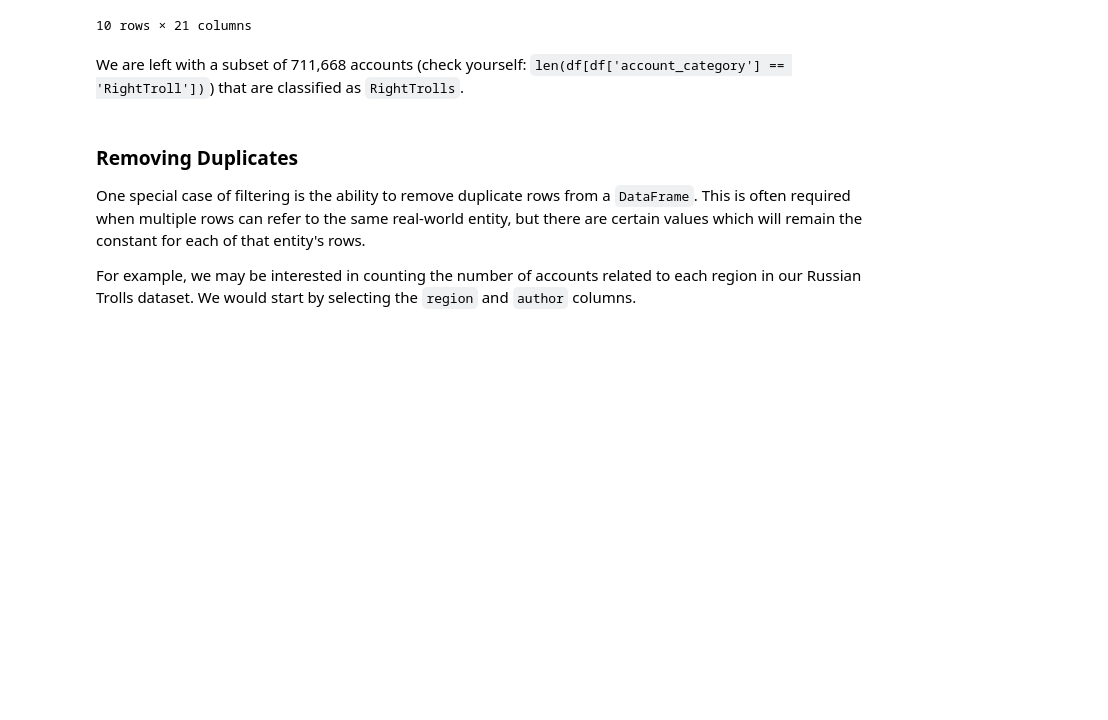
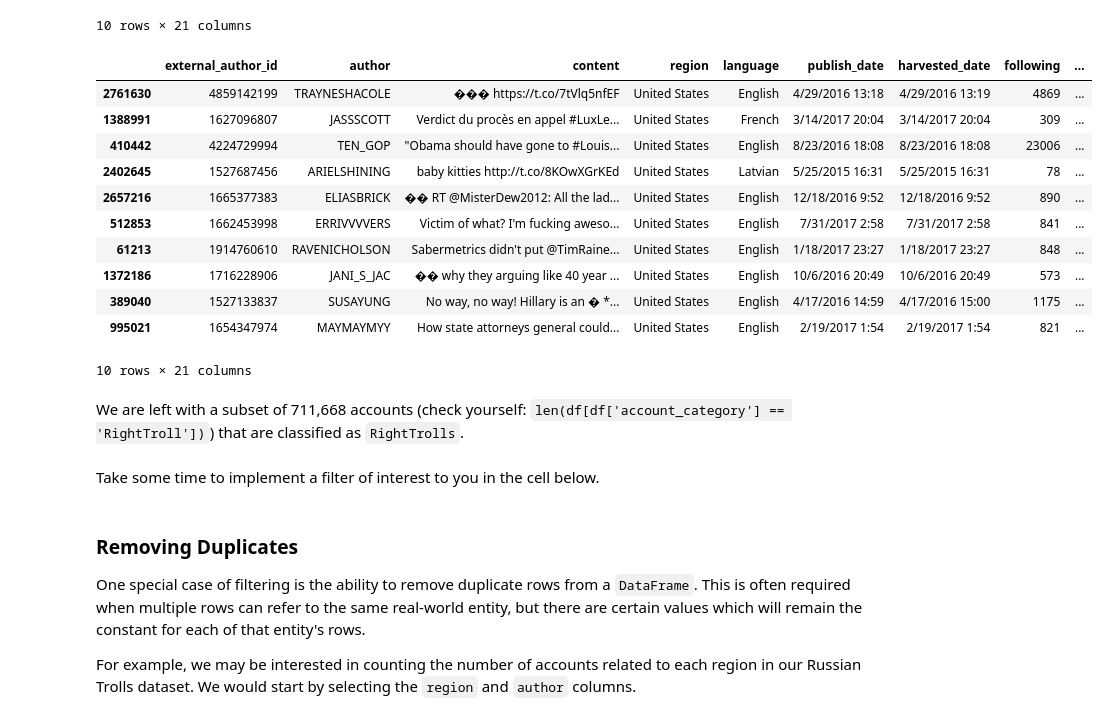
Before and after one commit to mclevey/GESIS_2020_Fundamentals, a Jupyter notebook: 03_pandas.ipynb, the cells around one changed output. Saved outputs shown, nothing was run; the diff lists cells and outputs as text; code cells hidden in the pictures; blank space fills up the shorter version.

```diff
--- a/03_pandas.ipynb
+++ b/03_pandas.ipynb
@@ -480,5 +479,22 @@ df[df['account_category'] == 'RightTroll'].sample(10)
 | 212324 | 2535818742 | HAPPKENDRAHAPPY | '@UnitedWe_Stay @ClassySnobbb Nex... | United States | English | 1/7/2016 17:17 | 1/7/2016 17:17 | 262 | ... |
 | 155875 | 2572058134 | LEROYLOVESUSA | RT @RenewUSTweets: MT @maroulakiz... | United States | English | 2/18/2016 11:16 | 2/18/2016 11:16 | 824 | ... |
 10 rows × 21 columns
+# %%
+df[(df['account_category'] == 'RightTroll') | (df['account_category'] == 'LeftTroll')].sample(10)
+# %% [output]
+|  | external_author_id | author | content | region | language | publish_date | harvested_date | following | ... |
+| 2761630 | 4859142199 | TRAYNESHACOLE | ��� https://t.co/7tVlq5nfEF | United States | English | 4/29/2016 13:18 | 4/29/2016 13:19 | 4869 | ... |
+| 1388991 | 1627096807 | JASSSCOTT | Verdict du procès en appel #LuxLe... | United States | French | 3/14/2017 20:04 | 3/14/2017 20:04 | 309 | ... |
+| 410442 | 4224729994 | TEN_GOP | "Obama should have gone to #Louis... | United States | English | 8/23/2016 18:08 | 8/23/2016 18:08 | 23006 | ... |
+| 2402645 | 1527687456 | ARIELSHINING | baby kitties http://t.co/8KOwXGrKEd | United States | Latvian | 5/25/2015 16:31 | 5/25/2015 16:31 | 78 | ... |
+| 2657216 | 1665377383 | ELIASBRICK | �� RT @MisterDew2012: All the lad... | United States | English | 12/18/2016 9:52 | 12/18/2016 9:52 | 890 | ... |
+| 512853 | 1662453998 | ERRIVVVVERS | Victim of what? I'm fucking aweso... | United States | English | 7/31/2017 2:58 | 7/31/2017 2:58 | 841 | ... |
+| 61213 | 1914760610 | RAVENICHOLSON | Sabermetrics didn't put @TimRaine... | United States | English | 1/18/2017 23:27 | 1/18/2017 23:27 | 848 | ... |
+| 1372186 | 1716228906 | JANI_S_JAC | �� why they arguing like 40 year ... | United States | English | 10/6/2016 20:49 | 10/6/2016 20:49 | 573 | ... |
+| 389040 | 1527133837 | SUSAYUNG | No way, no way! Hillary is an � *... | United States | English | 4/17/2016 14:59 | 4/17/2016 15:00 | 1175 | ... |
+| 995021 | 1654347974 | MAYMAYMYY | How state attorneys general could... | United States | English | 2/19/2017 1:54 | 2/19/2017 1:54 | 821 | ... |
+10 rows × 21 columns
 # %% [markdown]
 We are left with a subset of 711,668 accounts (check yourself: `len(df[df['account_category'] == 'RightTroll'])`) that are classified as `RightTrolls`.
+# %% [markdown]
+Take some time to implement a filter of interest to you in the cell below.
```
Also changed, not shown: parts of 38 cells of this notebook, 9 other files.
